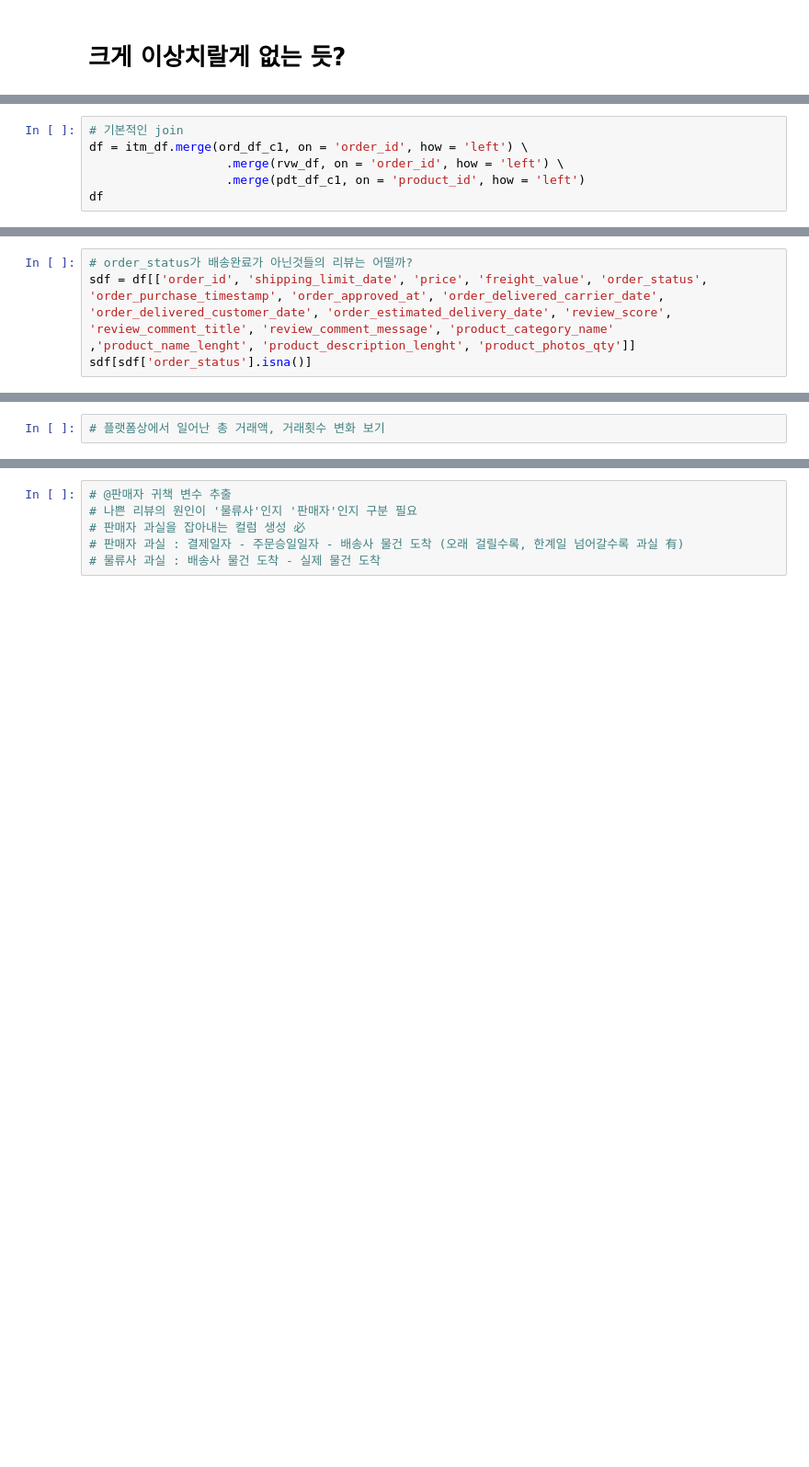
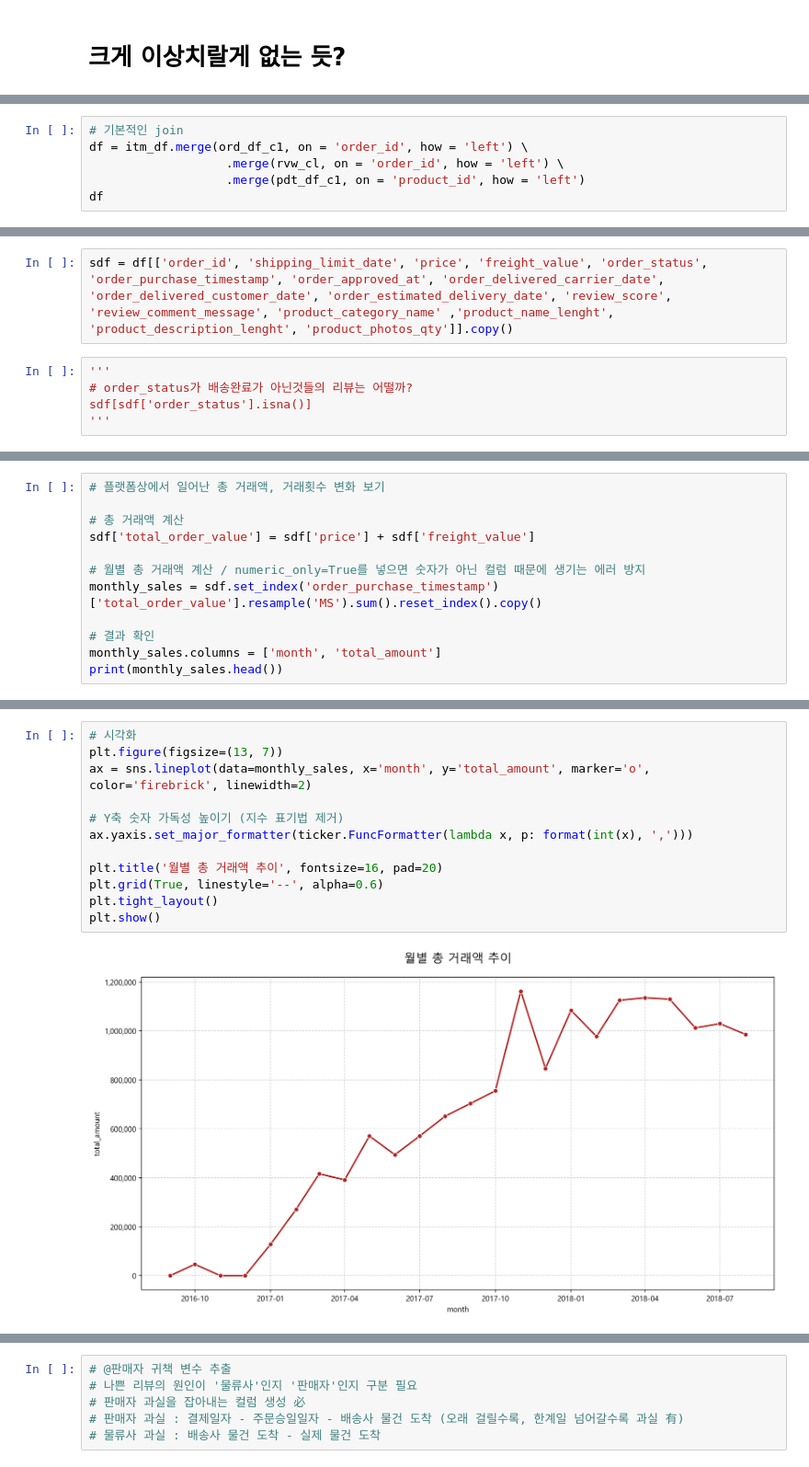
Before and after one commit to YuSeok-Kwon/Olist-Predictive-Modeling, a Jupyter notebook: kwj/uju_Data1.ipynb, the cells around one changed output, grey strips where cells are left out. Shown at 92% size. Saved outputs shown, nothing was run; the diff lists cells and outputs as text; blank space fills up the shorter version.

```diff
--- a/kwj/uju_Data1.ipynb
+++ b/kwj/uju_Data1.ipynb
@@ -264,7 +368,7 @@ plt.show()
 # %%
 # 기본적인 join
 df = itm_df.merge(ord_df_c1, on = 'order_id', how = 'left') \
-                   .merge(rvw_df, on = 'order_id', how = 'left') \
+                   .merge(rvw_cl, on = 'order_id', how = 'left') \
                    .merge(pdt_df_c1, on = 'product_id', how = 'left')
 df
 # %% [output]
@@ -284,5 +388,8 @@ df
+# %%
+sdf = df[['order_id', 'shipping_limit_date', 'price', 'freight_value', 'order_status', 'order_purchase_timestamp', 'order_approved_at', 'order_delivered_carrier_date', 'order_delivered_customer_date', 'order_estimated_delivery_date', 'review_score', 'review_comment_message', 'product_category_name' ,'product_name_lenght', 'product_description_lenght', 'product_photos_qty']].copy()
 # %%
+'''
 # order_status가 배송완료가 아닌것들의 리뷰는 어떨까?
-sdf = df[['order_id', 'shipping_limit_date', 'price', 'freight_value', 'order_status', 'order_purchase_timestamp', 'order_approved_at', 'order_delivered_carrier_date', 'order_delivered_customer_date', 'order_estimated_delivery_date', 'review_score', 'review_comment_title', 'review_comment_message', 'product_category_name' ,'product_name_lenght', 'product_description_lenght', 'product_photos_qty']]
 sdf[sdf['order_status'].isna()]
+'''
 # %% [output]
@@ -302,2 +415,12 @@ sdf[sdf['order_status'].isna()]
 # %%
 # 플랫폼상에서 일어난 총 거래액, 거래횟수 변화 보기
+
+# 총 거래액 계산
+sdf['total_order_value'] = sdf['price'] + sdf['freight_value']
+
+# 월별 총 거래액 계산 / numeric_only=True를 넣으면 숫자가 아닌 컬럼 때문에 생기는 에러 방지
+monthly_sales = sdf.set_index('order_purchase_timestamp')['total_order_value'].resample('MS').sum().reset_index().copy()
+
+# 결과 확인
+monthly_sales.columns = ['month', 'total_amount']
+print(monthly_sales.head())
@@ -304,2 +439,16 @@ sdf[sdf['order_status'].isna()]
+# %%
+# 시각화
+plt.figure(figsize=(13, 7))
+ax = sns.lineplot(data=monthly_sales, x='month', y='total_amount', marker='o', color='firebrick', linewidth=2)
+
+# Y축 숫자 가독성 높이기 (지수 표기법 제거)
+ax.yaxis.set_major_formatter(ticker.FuncFormatter(lambda x, p: format(int(x), ',')))
+
+plt.title('월별 총 거래액 추이', fontsize=16, pad=20)
+plt.grid(True, linestyle='--', alpha=0.6)
+plt.tight_layout()
+plt.show()
+# %% [output]
+[figure, added]
 # %%
 # 17개 주요컬럼 이상치 각자 확인
```
Also changed, not shown: parts of 33 cells of this notebook.
